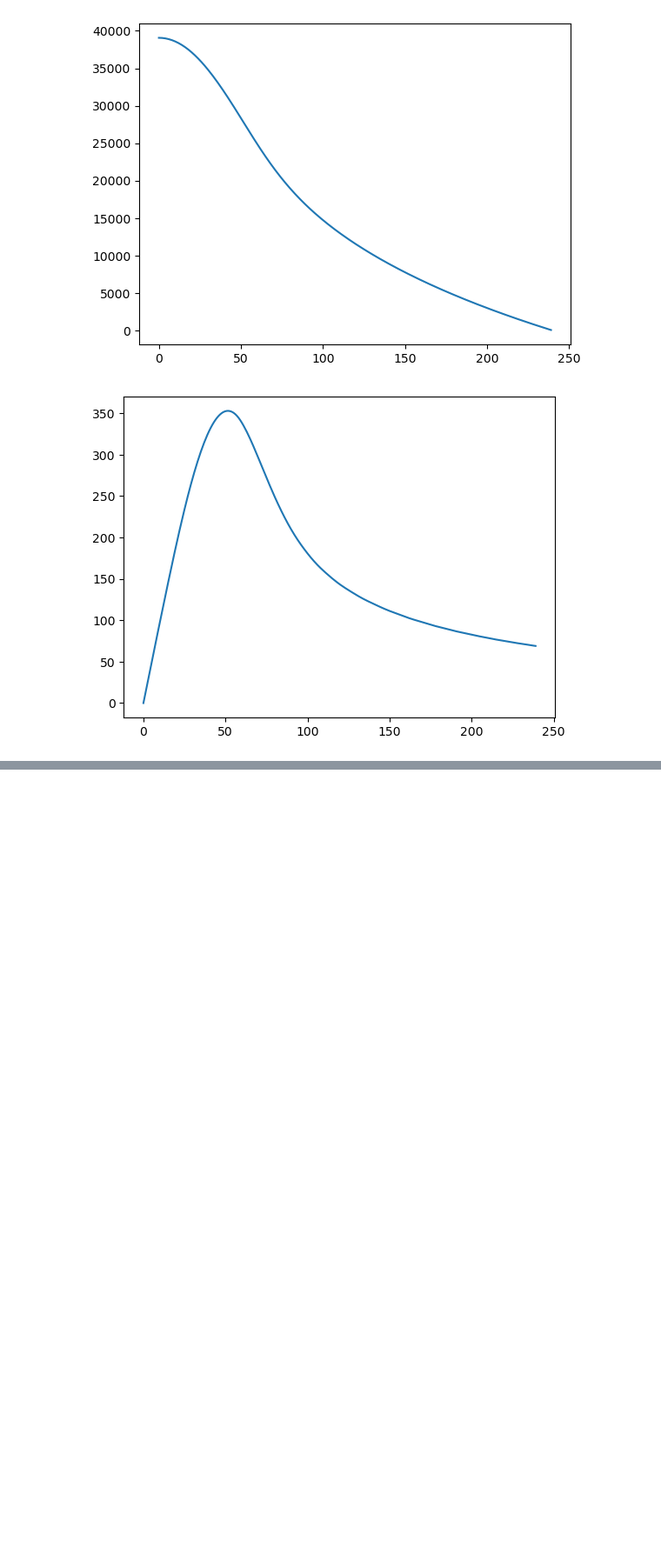
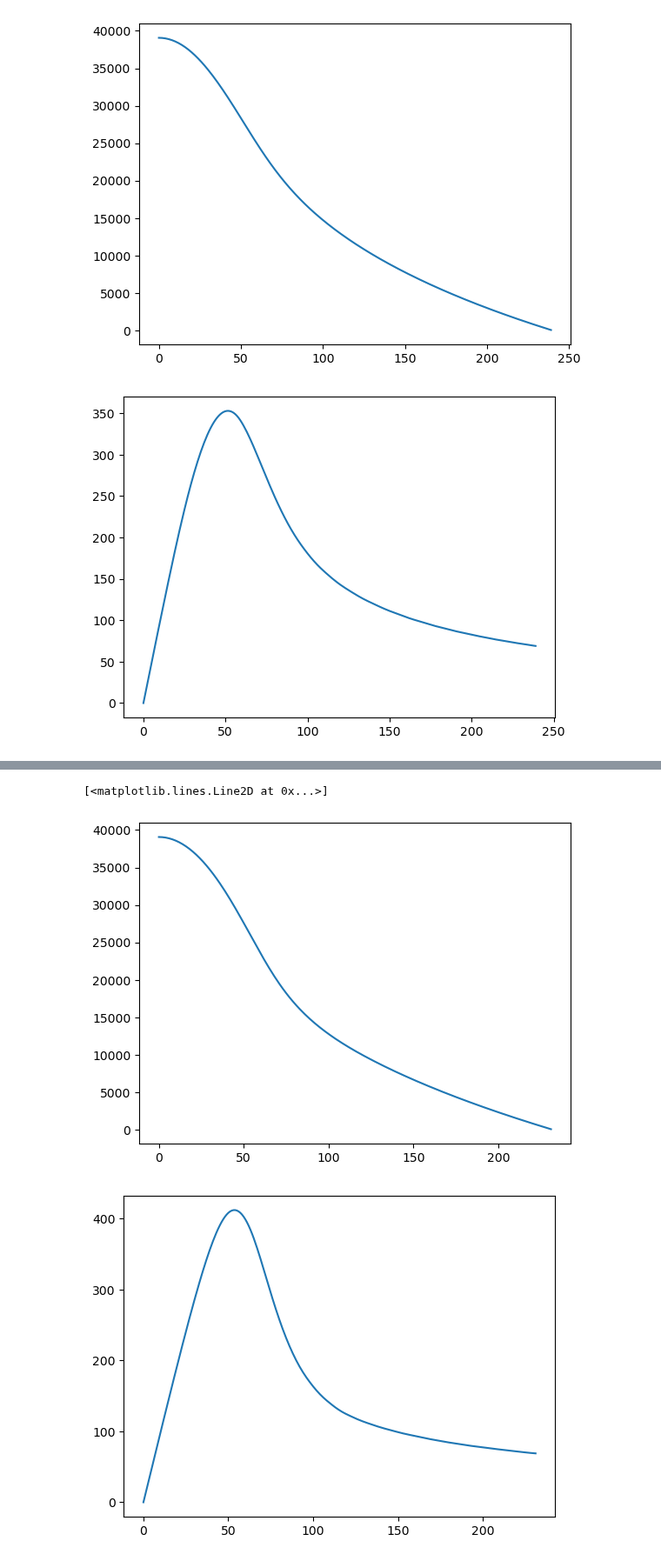
Before and after one commit to inniyah/JupyterTests, a Jupyter notebook: work/Baumgartner.ipynb, the cells around one changed output, grey strips where cells are left out. Shown at 87% size. Cells and saved outputs as stored; diff of their text form; code cells hidden in the pictures; blank space fills up the shorter version.

```diff
--- a/work/Baumgartner.ipynb
+++ b/work/Baumgartner.ipynb
@@ -188,0 +256,11 @@ plt.plot(sol.t, abs(sol.y[1]))
+# %%
+sol = solve_ivp(diff_eq, [0, 1000], [y0, v0], t_eval=linspace(0, 1000, 1001), events=hit_ground)
+
+f = plt.figure()
+plt.plot(sol.t, sol.y[0])
+f = plt.figure()
+plt.plot(sol.t, abs(sol.y[1]))
+# %% [output]
+[<matplotlib.lines.Line2D at 0x...>]
+[figure, added]
+[figure, added]
```
Also changed, not shown: parts of 6 cells of this notebook.
